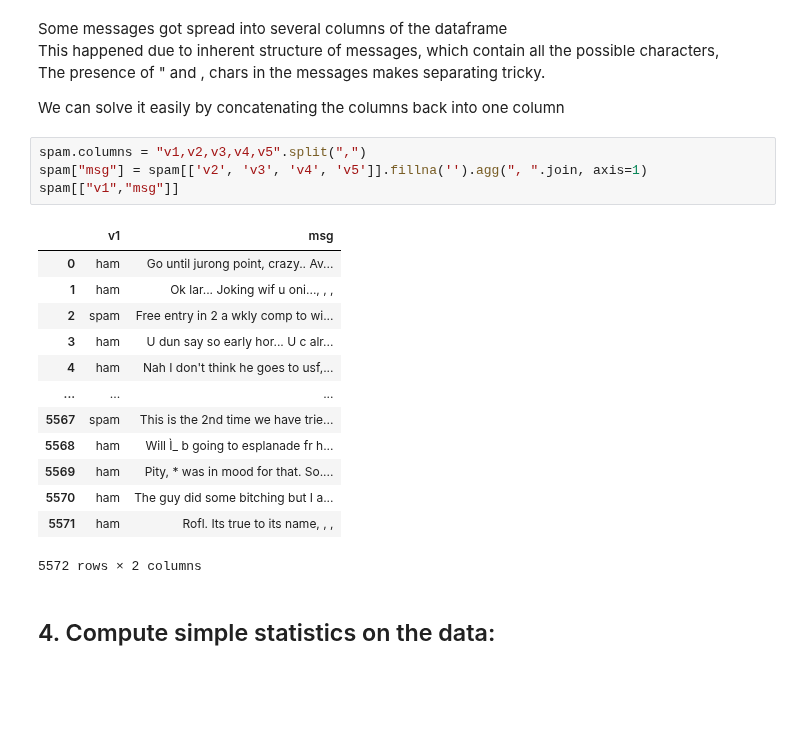
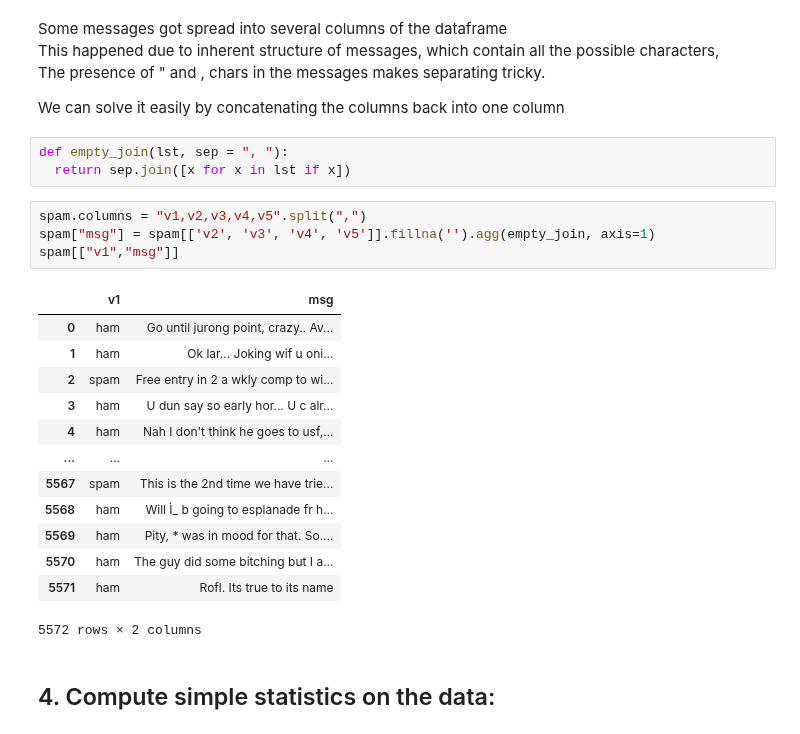
Before and after one commit to vodkolav/DSlab1, a Jupyter notebook: NLP/Assignment1.ipynb, the cells around one changed output. Saved outputs shown, nothing was run; the diff lists cells and outputs as text; blank space fills up the shorter version.

```diff
--- a/NLP/Assignment1.ipynb
+++ b/NLP/Assignment1.ipynb
@@ -77,14 +96,17 @@ This happened due to inherent structure of messages, which contain all the possi
 The presence of " and , chars in the messages makes separating tricky.
 
 We can solve it easily by concatenating the columns back into one column
+# %%
+def empty_join(lst, sep = ", "):
+  return sep.join([x for x in lst if x])
 # %%
 spam.columns = "v1,v2,v3,v4,v5".split(",")
-spam["msg"] = spam[['v2', 'v3', 'v4', 'v5']].fillna('').agg(", ".join, axis=1)
+spam["msg"] = spam[['v2', 'v3', 'v4', 'v5']].fillna('').agg(empty_join, axis=1)
 spam[["v1","msg"]]
 # %% [output]
 |  | v1 | msg |
 | 0 | ham | Go until jurong point, crazy.. Av... |
-| 1 | ham | Ok lar... Joking wif u oni..., , , |
+| 1 | ham | Ok lar... Joking wif u oni... |
 | 2 | spam | Free entry in 2 a wkly comp to wi... |
 | 3 | ham | U dun say so early hor... U c alr... |
 | 4 | ham | Nah I don't think he goes to usf,... |
@@ -93,7 +115,7 @@ spam[["v1","msg"]]
 | 5568 | ham | Will Ì_ b going to esplanade fr h... |
 | 5569 | ham | Pity, * was in mood for that. So.... |
 | 5570 | ham | The guy did some bitching but I a... |
-| 5571 | ham | Rofl. Its true to its name, , , |
+| 5571 | ham | Rofl. Its true to its name |
 5572 rows × 2 columns
 # %% [markdown]
 
```
Also changed, not shown: parts of 25 cells of this notebook, 1 other file.
